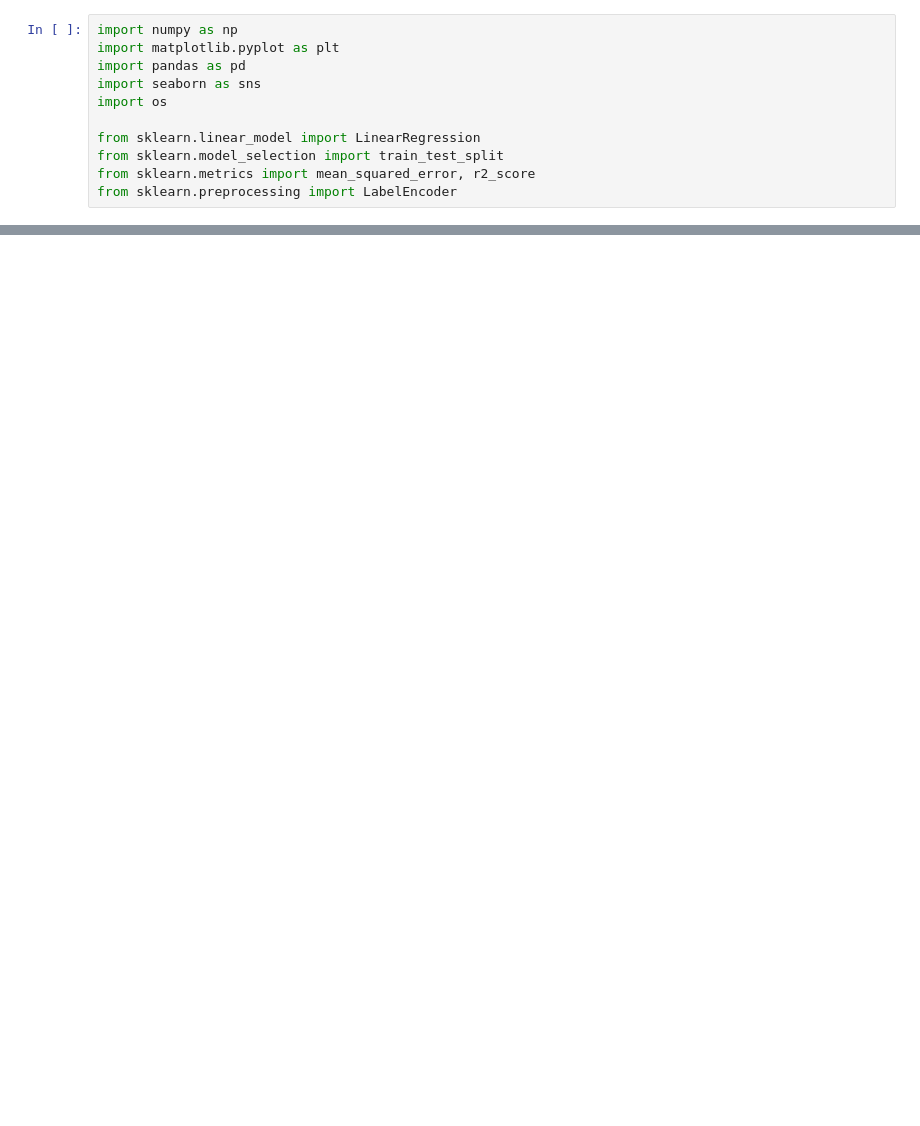
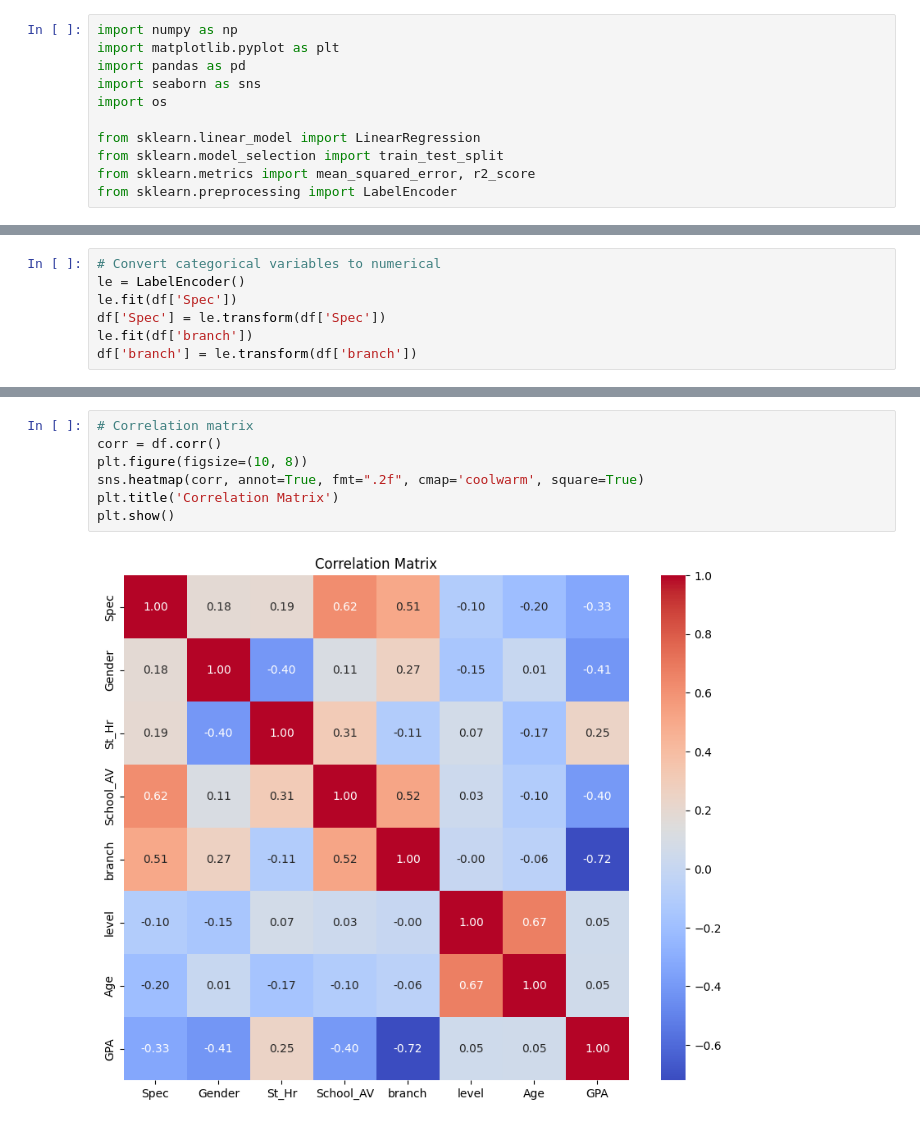
Before and after one commit to jamdhz/GPA-Linear, a Jupyter notebook: GPALinear.ipynb, the cells around one changed output, grey strips where cells are left out. Cells and saved outputs as stored; diff of their text form; blank space fills up the shorter version.

```diff
--- a/GPALinear.ipynb
+++ b/GPALinear.ipynb
@@ -15,0 +140,7 @@ FileNotFoundError: [Errno 2] No such file or directory: 'GPA.csv'
+# %%
+# Convert categorical variables to numerical
+le = LabelEncoder()
+le.fit(df['Spec'])
+df['Spec'] = le.transform(df['Spec'])
+le.fit(df['branch'])
+df['branch'] = le.transform(df['branch'])
@@ -15,0 +165,9 @@ FileNotFoundError: [Errno 2] No such file or directory: 'GPA.csv'
+# %%
+# Correlation matrix
+corr = df.corr()
+plt.figure(figsize=(10, 8))
+sns.heatmap(corr, annot=True, fmt=".2f", cmap='coolwarm', square=True)
+plt.title('Correlation Matrix')
+plt.show()
+# %% [output]
+[figure, added]
```
Also changed, not shown: parts of 19 cells of this notebook.
